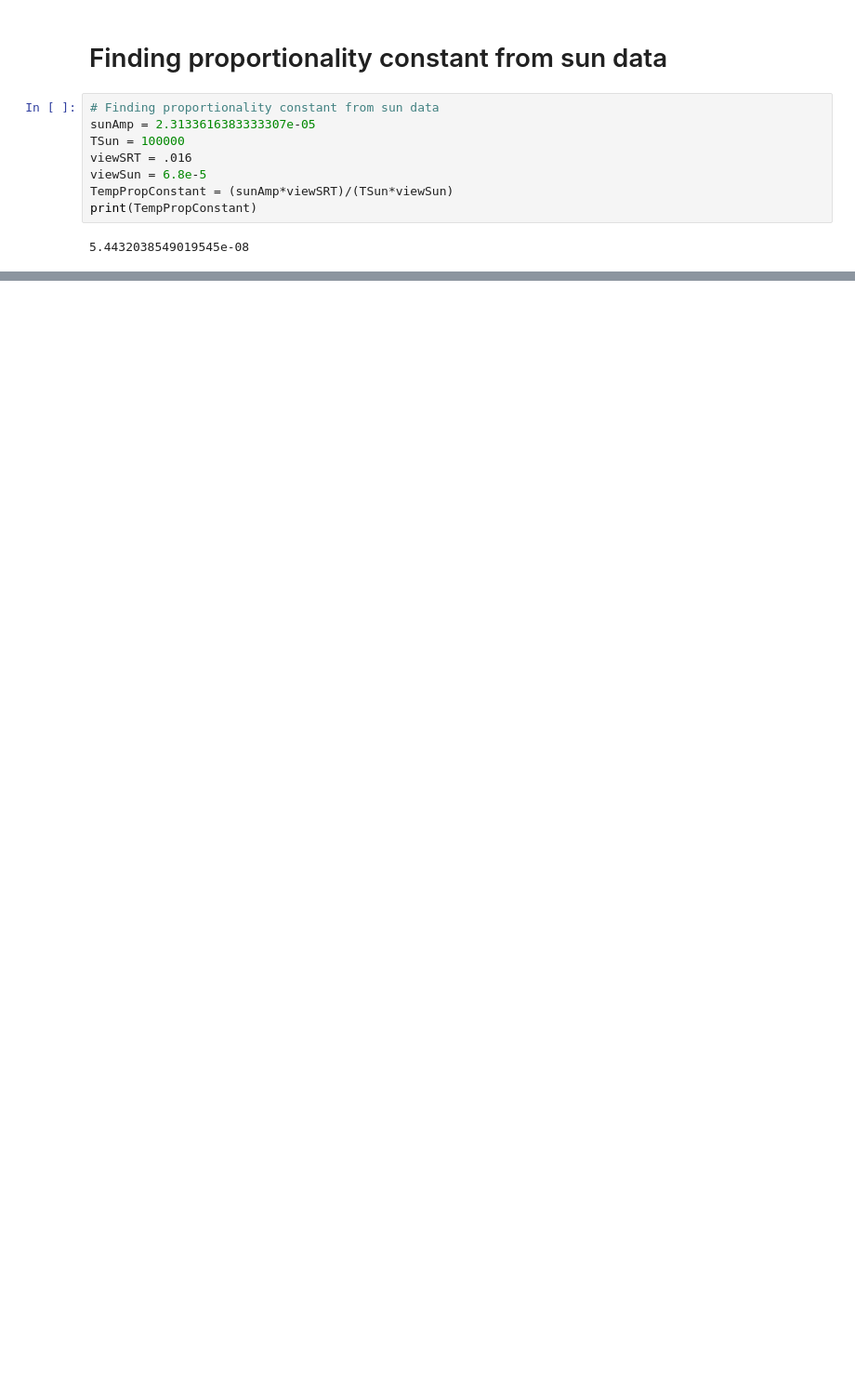
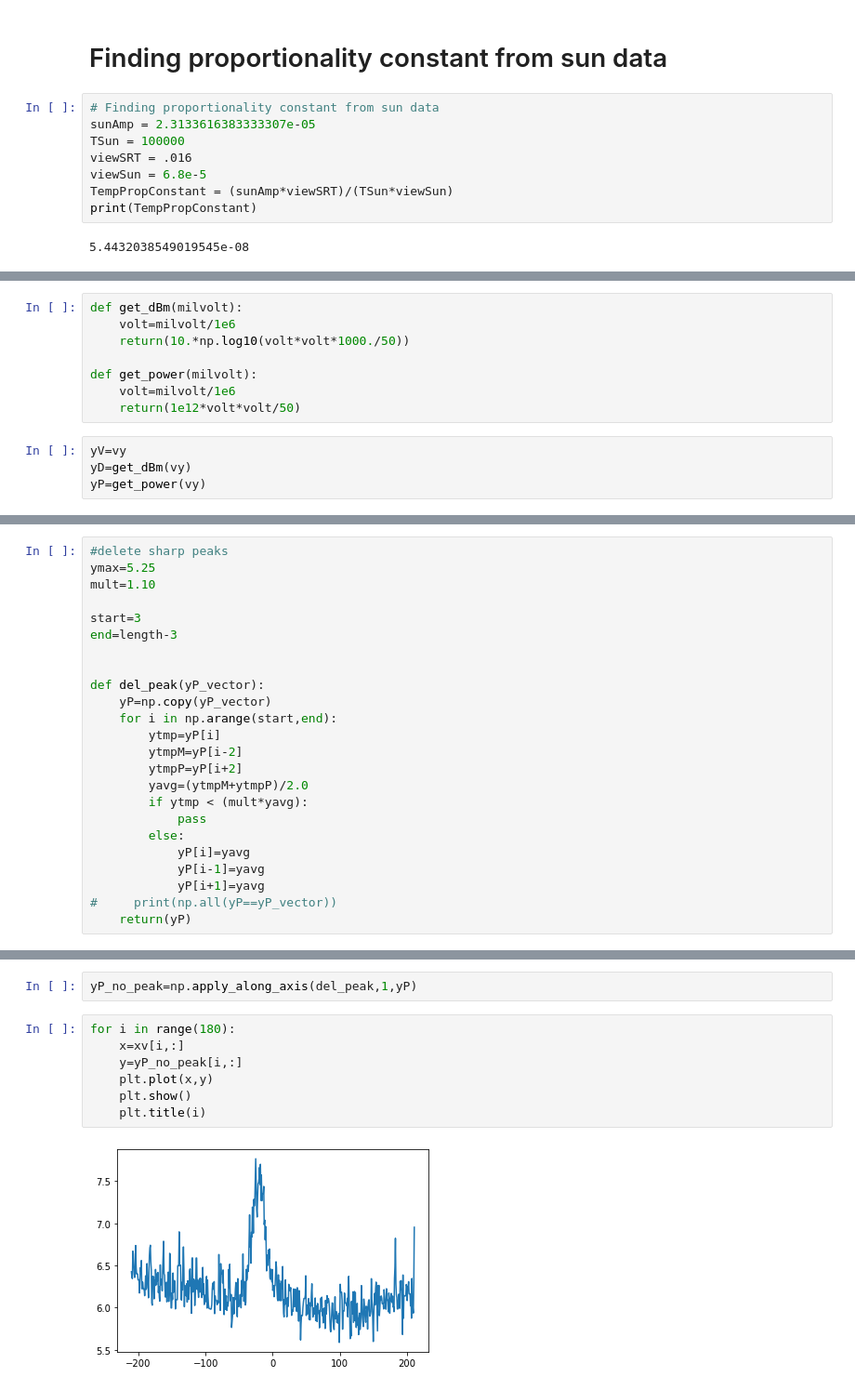
Before and after one commit to c-Foltz/DarkMatter, a Jupyter notebook: lib/PlotAllData.ipynb, the cells around one changed output, grey strips where cells are left out. Shown: that part at 93% size. Drawn from its saved outputs; the diff is of its cells as text; blank space fills up the shorter version.

```diff
--- a/lib/PlotAllData.ipynb
+++ b/lib/PlotAllData.ipynb
@@ -110,0 +78,12 @@ print(TempPropConstant)
+# %%
+def get_dBm(milvolt):
+    volt=milvolt/1e6
+    return(10.*np.log10(volt*volt*1000./50))
+
+def get_power(milvolt):
+    volt=milvolt/1e6
+    return(1e12*volt*volt/50)
+# %%
+yV=vy
+yD=get_dBm(vy)
+yP=get_power(vy)
@@ -110,0 +98,24 @@ print(TempPropConstant)
+# %%
+#delete sharp peaks
+ymax=5.25
+mult=1.10
+
+start=3
+end=length-3
+
+
+def del_peak(yP_vector):
+    yP=np.copy(yP_vector)
+    for i in np.arange(start,end):
+        ytmp=yP[i]
+        ytmpM=yP[i-2]
+        ytmpP=yP[i+2]
+        yavg=(ytmpM+ytmpP)/2.0
+        if ytmp < (mult*yavg):
+            pass
+        else:
+            yP[i]=yavg
+            yP[i-1]=yavg
+            yP[i+1]=yavg
+#     print(np.all(yP==yP_vector))
+    return(yP)
@@ -110,0 +134,11 @@ print(TempPropConstant)
+# %%
+yP_no_peak=np.apply_along_axis(del_peak,1,yP)
+# %%
+for i in range(180):
+    x=xv[i,:]
+    y=yP_no_peak[i,:]
+    plt.plot(x,y)
+    plt.show()
+    plt.title(i)
+# %% [output]
+[figure, added]
```
Also changed, not shown: parts of 15 cells of this notebook, 3 other files.
